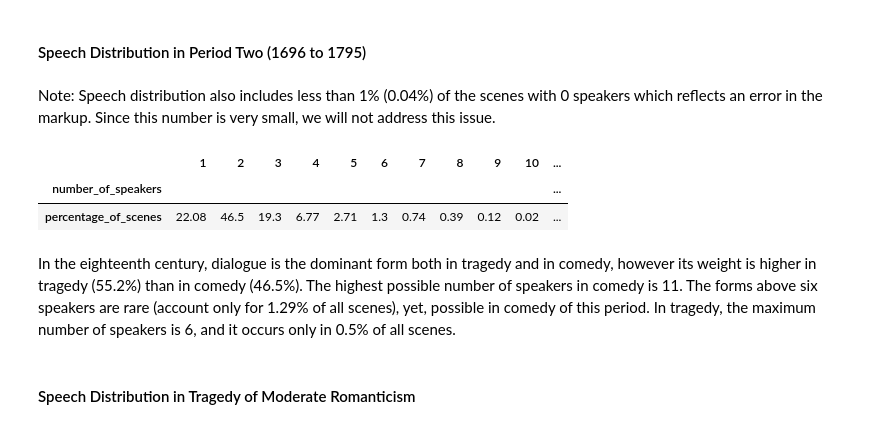
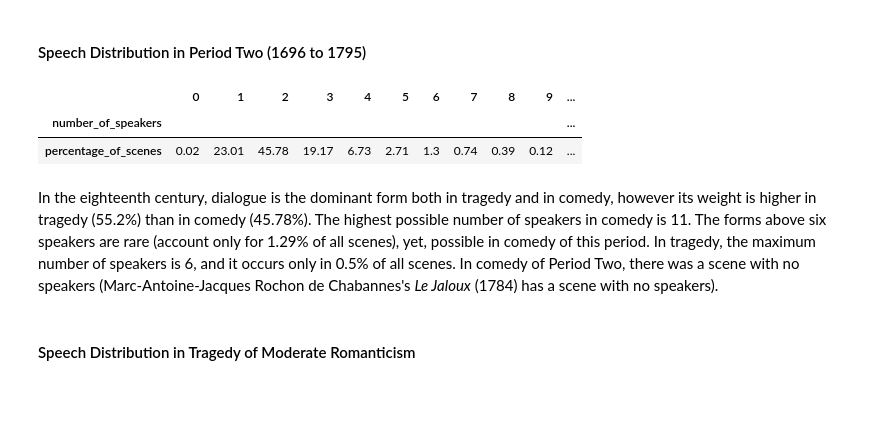
Before and after one commit to innawendell/European_Comedy, a Jupyter notebook: Analyses/Comedy_vs_Tragedy_Comparison.ipynb, the cells around one changed output. Drawn from its saved outputs; the diff is of its cells as text; code cells hidden in the pictures; blank space fills up the shorter version.

```diff
--- a/Analyses/Comedy_vs_Tragedy_Comparison.ipynb
+++ b/Analyses/Comedy_vs_Tragedy_Comparison.ipynb
@@ -311,3 +330,11 @@ As we have observed, Iarkho's data on tragedy suffers from combining two nationa
+# %%
+# correct speech distribution where we identified errors in the markup
+sorted_comedies.loc[79, 'speech_distribution'] = '[[1, 8], [2, 14], [3, 10], [4, 1], [5, 1], [6, 2]]'
+sorted_comedies.loc[120, 'speech_distribution'] = '[[1, 9], [2, 33], [3, 6], [4, 2]])'
+sorted_comedies.loc[216, 'speech_distribution'] = '[[1, 19], [2, 22], [3, 5], [4, 5], [5, 1]]'
+sorted_comedies.loc[252, 'speech_distribution'] = '[[1, 10], [2, 19], [3, 7], [4, 4], [5, 2], [7, 1], [8, 2]]'
+
+sorted_comedies['speech_distribution'] = sorted_comedies['speech_distribution'].apply(make_list)
 # %%
 period_one = sorted_comedies[sorted_comedies.period == 1].copy()
 period_two = sorted_comedies[sorted_comedies.period == 2].copy()
@@ -371,16 +398,14 @@ dist
 | percentage_of_scenes | 20.8 | 55.2 | 17.1 | 4.9 | 1.5 | 0.5 |
 # %% [markdown]
 #### Speech Distribution in Period Two (1696 to 1795)
-# %% [markdown]
-Note: Speech distribution also includes less than 1% (0.04%) of the scenes with 0 speakers which reflects an error in the markup. Since this number is very small, we will not address this issue.
 # %%
-speech_distribution_by_period(period_two).iloc[:, 1:]
+speech_distribution_by_period(period_two)
 # %% [output]
-|  | 1 | 2 | 3 | 4 | 5 | 6 | 7 | 8 | 9 | 10 | ... |
+|  | 0 | 1 | 2 | 3 | 4 | 5 | 6 | 7 | 8 | 9 | ... |
 | number_of_speakers |  |  |  |  |  |  |  |  |  |  | ... |
-| percentage_of_scenes | 22.08 | 46.5 | 19.3 | 6.77 | 2.71 | 1.3 | 0.74 | 0.39 | 0.12 | 0.02 | ... |
+| percentage_of_scenes | 0.02 | 23.01 | 45.78 | 19.17 | 6.73 | 2.71 | 1.3 | 0.74 | 0.39 | 0.12 | ... |
 # %% [markdown]
-In the eighteenth century, dialogue is the dominant form both in tragedy and in comedy, however its weight is higher in tragedy (55.2%) than in comedy (46.5%). The highest possible number of speakers in comedy is 11. The forms above six speakers are rare (account only for 1.29% of all scenes), yet, possible in comedy of this period. In tragedy, the maximum number of speakers is 6, and it occurs only in 0.5% of all scenes.
+In the eighteenth century, dialogue is the dominant form both in tragedy and in comedy, however its weight is higher in tragedy (55.2%) than in comedy (45.78%). The highest possible number of speakers in comedy is 11. The forms above six speakers are rare (account only for 1.29% of all scenes), yet, possible in comedy of this period. In tragedy, the maximum number of speakers is 6, and it occurs only in 0.5% of all scenes. In comedy of Period Two, there was a scene with no speakers (Marc-Antoine-Jacques Rochon de Chabannes's *Le Jaloux* (1784) has a scene with no speakers).
 # %% [markdown]
 #### Speech Distribution in Tragedy of Moderate Romanticism
 # %% [markdown]
```
Also changed, not shown: parts of 9 cells of this notebook.
